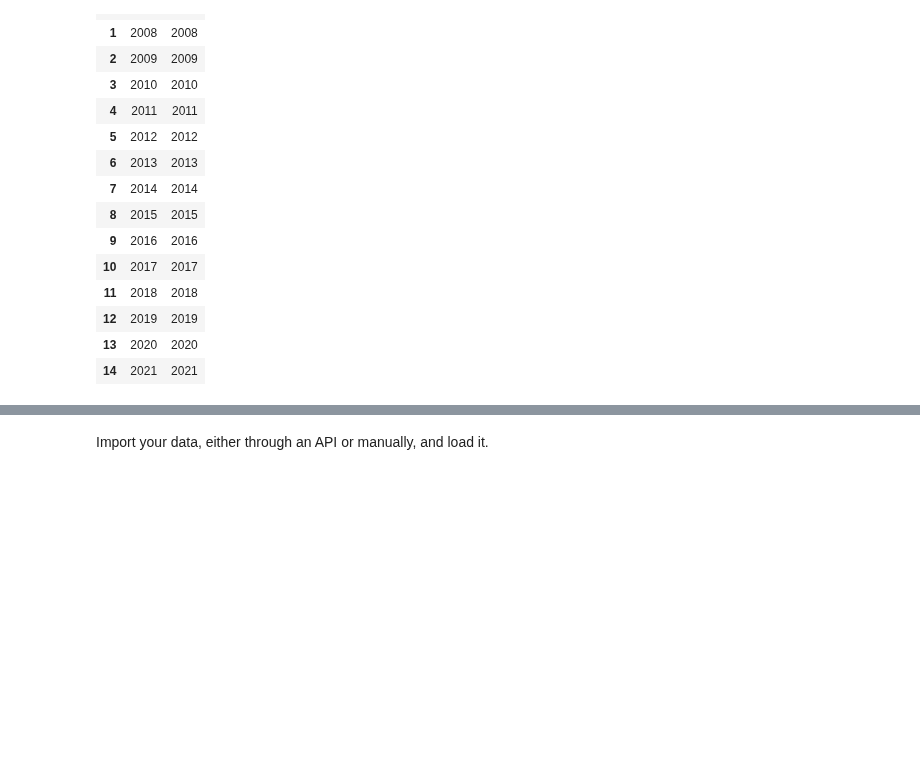
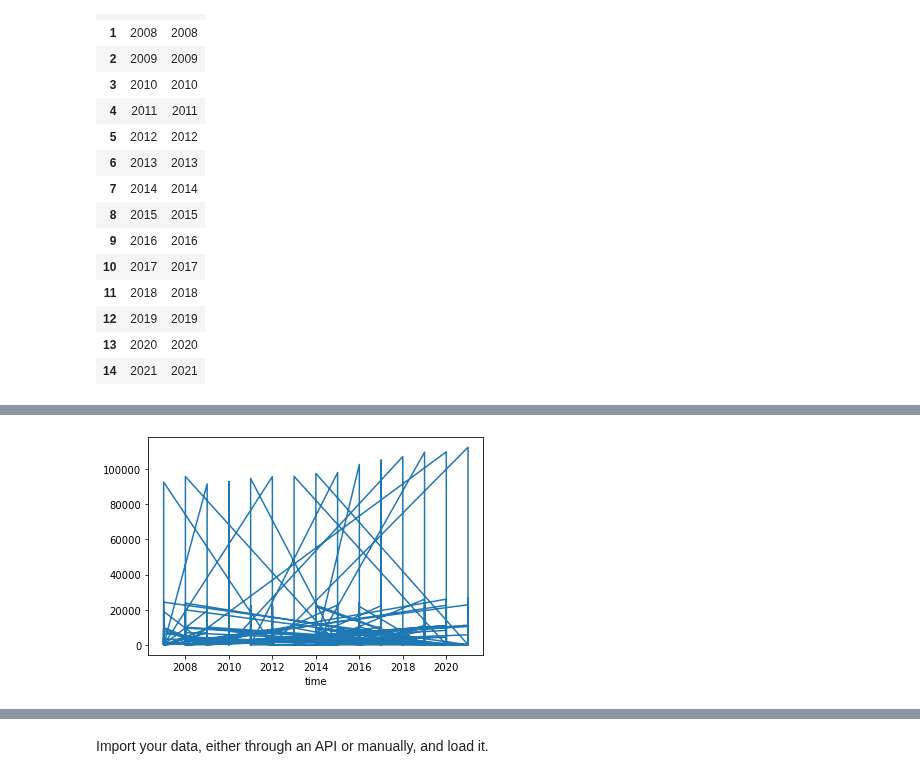
Before and after one commit to NumEconCopenhagen/projects-2024-emil-og-simon, a Jupyter notebook: dataproject/dataproject.ipynb, the cells around one changed output, grey strips where cells are left out. Drawn from its saved outputs; the diff is of its cells as text; code cells hidden in the pictures; blank space fills up the shorter version.

```diff
--- a/dataproject/dataproject.ipynb
+++ b/dataproject/dataproject.ipynb
@@ -121,0 +133,11 @@ Tid:
+# %%
+params1 = {'table': 'gf02',
+ 'format': 'BULK',
+ 'lang': 'en',
+ 'variables': [{'code': 'KOMK', 'values': ['*']},
+  {'code': 'BRANCHEDB0710TIL127', 'values': ['TOT', '1','2','3','4','5','6','7','8','9','10','11']},
+  {'code': 'FIRMSTR', 'values': ['*']},
+  {'code': 'Tid', 'values': ['*']}]}
+# %%
+inc_api = ind.get_data(params=params1)
+inc_api.head(5)
@@ -121,0 +151,3 @@ Tid:
+# %%
+inc_api.rename(columns = {'KOMK':'regions', 'BRANCHEDB0710TIL127':'industry', 'FIRMSTR': 'firm size', 'TID':'time', 'INDHOLD':'#firms'}, inplace=True)
+inc_api.head()
@@ -122,3 +179,11 @@ Tid:
+# %%
+# Data frame
+test1 = inc_api.loc[inc_api['regions'] == 'Region Hovedstaden']
+
+# Plot the content of the data frame
+test1.plot(x='time',y='#firms',legend=False);
+# %% [output]
+[figure, added]
 # %%
 ind2 = DstApi('DEMO4')
 # %%
```
Also changed, not shown: parts of 16 cells of this notebook.
